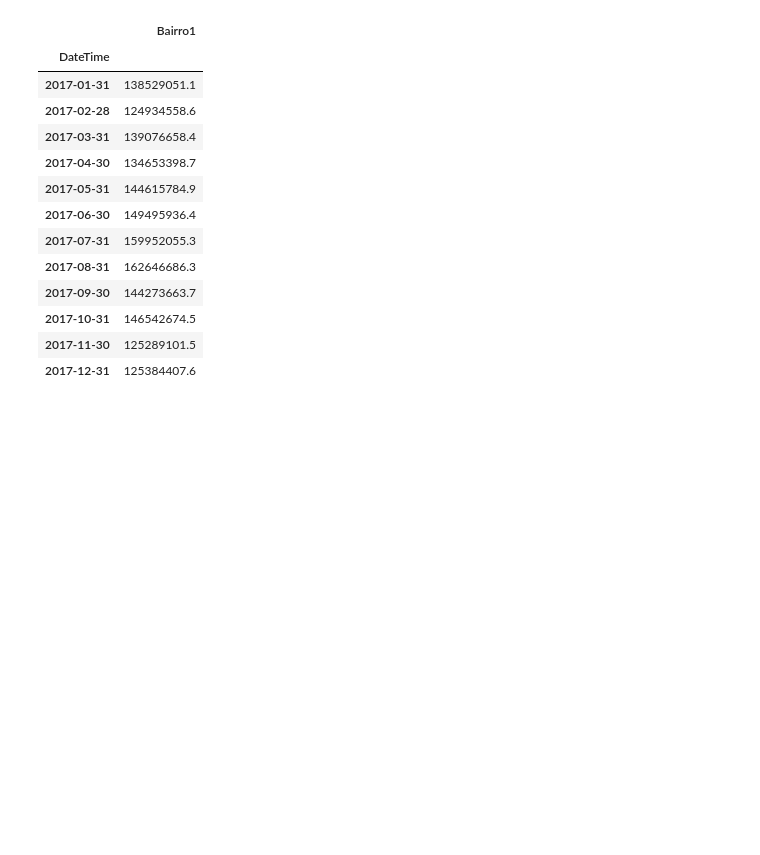
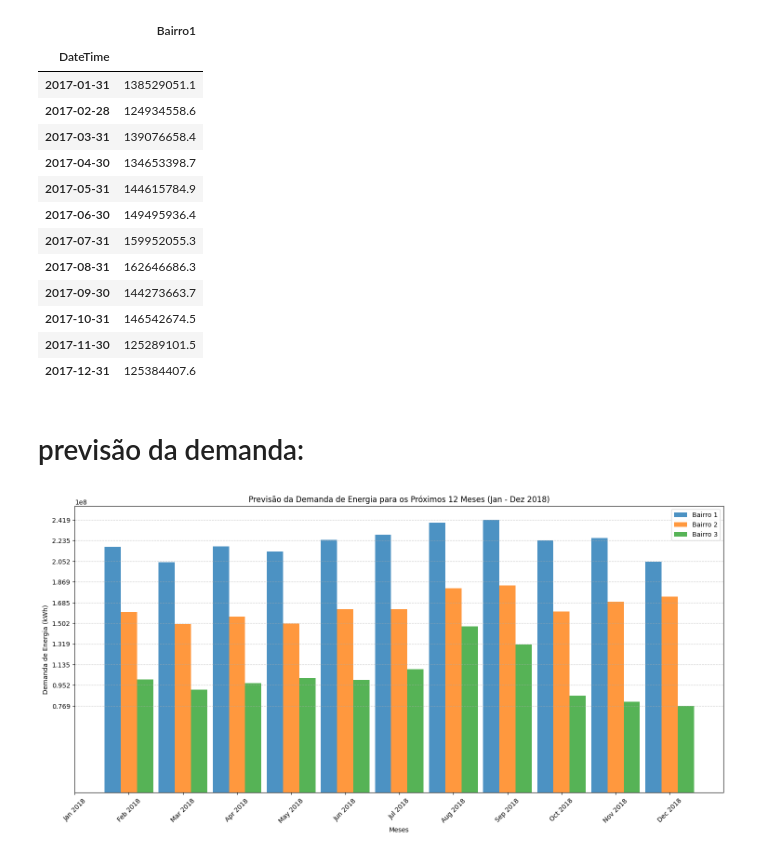
Before and after one commit to DanielMF14/Analise_Consumo_de_energia_Tetuan, a Jupyter notebook: teste.ipynb, the cells around one changed output. Cells and saved outputs as stored; diff of their text form; code cells hidden in the pictures; blank space fills up the shorter version.

```diff
--- a/teste.ipynb
+++ b/teste.ipynb
@@ -532,3 +534,59 @@ df_bairro1
 | 2017-10-31 | 146542674.5 |
 | 2017-11-30 | 125289101.5 |
 | 2017-12-31 | 125384407.6 |
+# %% [markdown]
+# previsão da demanda:
+# %%
+# Função para aplicar SARIMA nos três bairros de Tetuan:
+def aplicar_sarima(serie):
+    modelo = SARIMAX(serie, order=(1,1,1), seasonal_order=(1,1,1,12), enforce_stationarity=False, enforce_invertibility=False)
+    resultado = modelo.fit()
+    previsao = resultado.get_forecast(steps=12)
+    return previsao.predicted_mean, previsao.conf_int()
+
+# Criando dicionários para armazenar previsões e intervalos de confiança:
+previsoes = {}
+intervalos = {}
+
+# Aplicando SARIMA para todos os bairros:
+bairros = ['Bairro1', 'Bairro2', 'Bairro3']
+for bairro in bairros:
+    previsoes[bairro], intervalos[bairro] = aplicar_sarima(df_mensal[bairro])
+
+# Criar DataFrame com previsões
+df_previsoes = pd.DataFrame(previsoes, index=pd.date_range(df_mensal.index[-1], periods=12, freq='M'))
+df_intervalos = {bairro: intervalos[bairro] for bairro in bairros}
+# %%
+# Garantir que as previsões começam em janeiro de 2018 e vão até dezembro de 2018
+df_previsoes.index = pd.date_range(start="2018-01-01", periods=12, freq='M')
+
+# Configurar tamanho do gráfico
+plt.figure(figsize=(18, 8))
+
+# Criar posições para as barras
+meses = df_previsoes.index.strftime('%b %Y')  # Formatar datas para exibição no eixo x
+x = np.arange(len(meses))  # Posições no eixo x
+largura = 0.3  # Largura das barras
+
+# Criar barras para cada bairro
+plt.bar(x - largura, df_previsoes["Bairro1"], width=largura, label="Bairro 1", alpha=0.8)
+plt.bar(x, df_previsoes["Bairro2"], width=largura, label="Bairro 2", alpha=0.8)
+plt.bar(x + largura, df_previsoes["Bairro3"], width=largura, label="Bairro 3", alpha=0.8)
+
+# Adicionar rótulos nos eixos
+plt.xticks(x, meses, rotation=45)
+plt.xlabel("Meses")
+plt.ylabel("Demanda de Energia (kWh)")
+plt.title("Previsão da Demanda de Energia para os Próximos 12 Meses (Jan - Dez 2018)")
+
+# Garantir que o eixo Y tenha valores visíveis
+plt.yticks(np.linspace(df_previsoes.min().min(), df_previsoes.max().max(), num=10))  # Ajustar os valores do eixo Y
+
+# Melhorar a visualização
+plt.legend()
+plt.grid(axis="y", linestyle="--", alpha=0.6)
+
+# Exibir gráfico
+plt.show()
+# %% [output]
+[figure, added]
```
Also changed, not shown: parts of 1 cell of this notebook, 1 other file.
